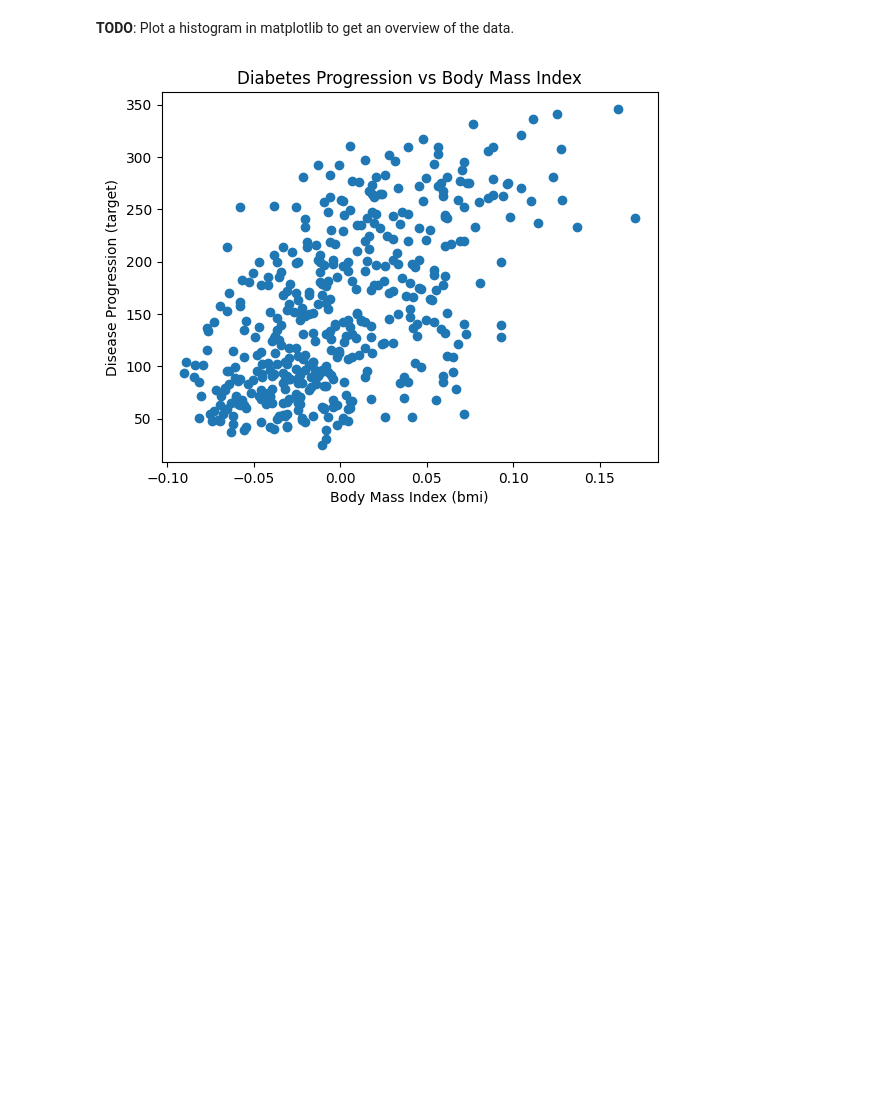
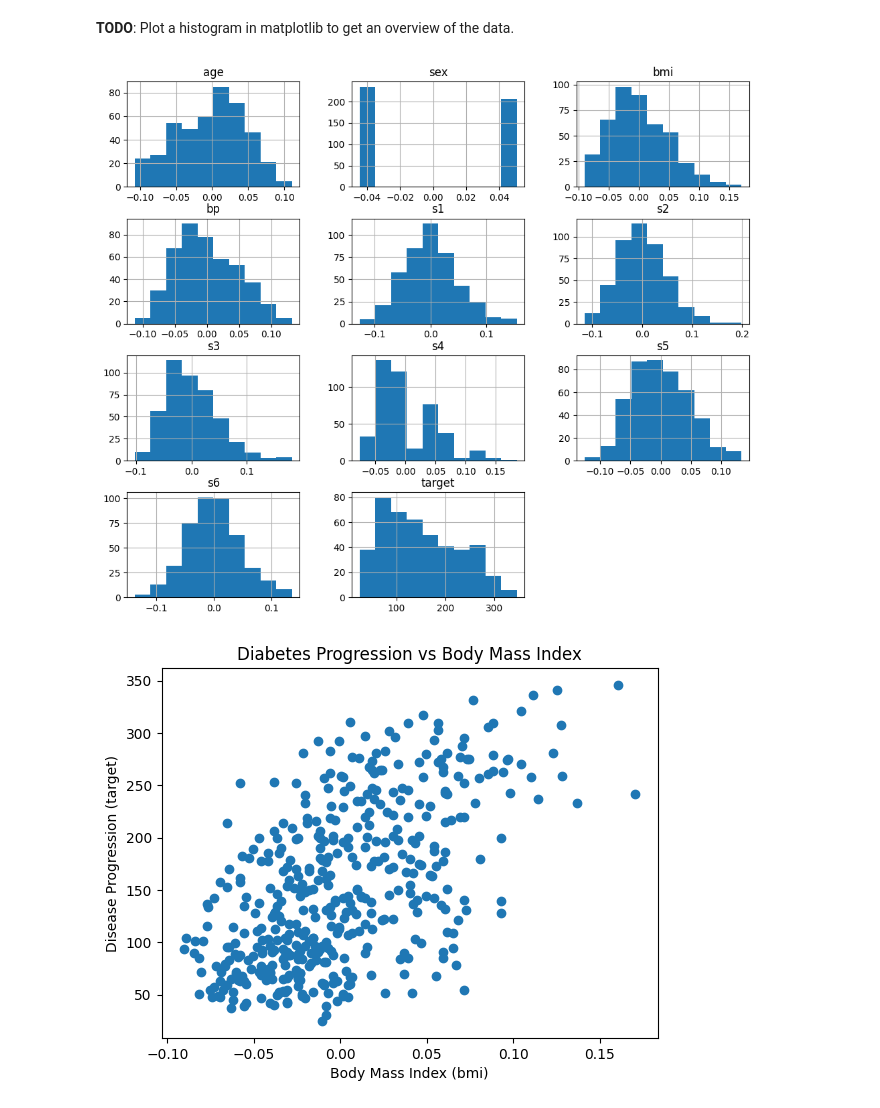
Before and after one commit to lelascarnevali/Udacity_Data_Science, a Jupyter notebook: 2_Introduction_to_Data_Science_and_Supervised_ML/exercises/02-1-Regression_Diabetes.ipynb, the cells around one changed output. Saved outputs shown, nothing was run; the diff lists cells and outputs as text; code cells hidden in the pictures; blank space fills up the shorter version.

Commit message:
feat: update regression exercise outputs for Diabetes dataset

```diff
--- a/2_Introduction_to_Data_Science_and_Supervised_ML/exercises/02-1-Regression_Diabetes.ipynb
+++ b/2_Introduction_to_Data_Science_and_Supervised_ML/exercises/02-1-Regression_Diabetes.ipynb
@@ -63,6 +63,11 @@ df_diabetes.describe()
 **YOUR ANSWER**:
 # %% [markdown]
 **TODO**: Plot a histogram in matplotlib to get an overview of the data.
+# %%
+df_diabetes.hist(figsize=(12, 10))
+plt.show()
+# %% [output]
+[figure, added]
 # %%
 # TODO: YOUR CODE GOES HERE
 plt.scatter(df_diabetes['bmi'], df_diabetes['target'])
```
Also changed, not shown: parts of 6 cells of this notebook.
